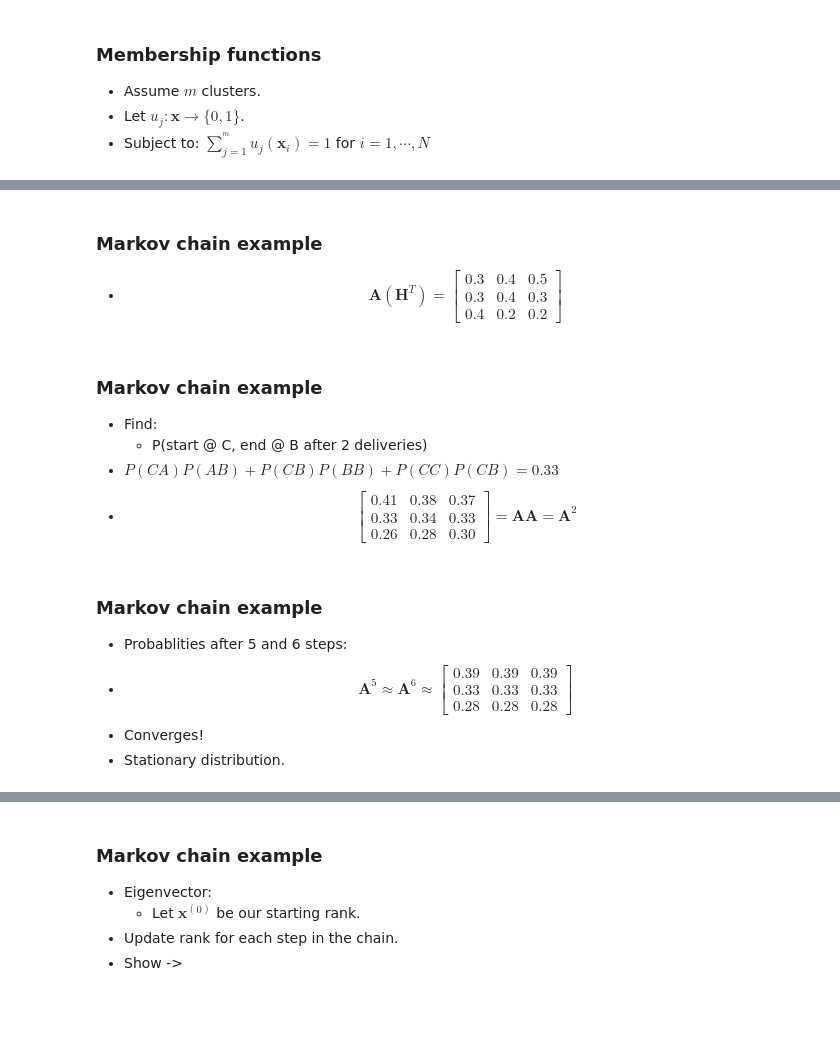
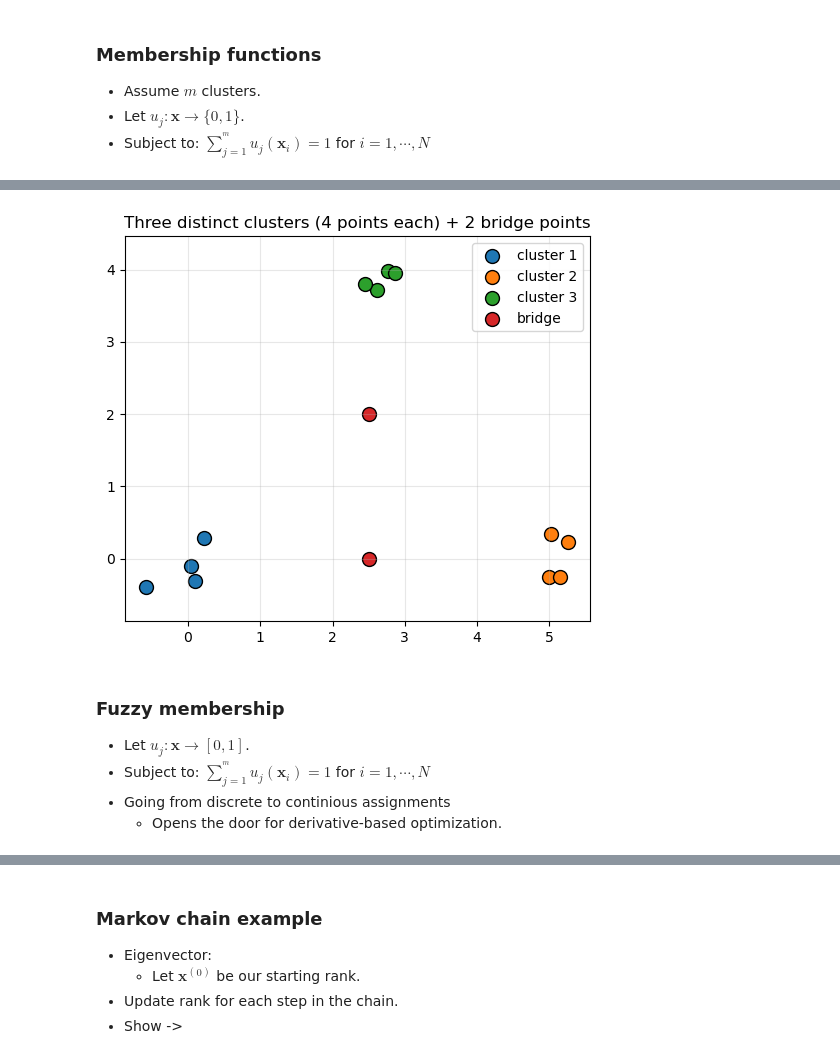
Before and after one commit to Wickstrom/pattern-recognition-handbook, a Jupyter notebook: notebooks/10/seq_clustering.ipynb, the cells around one changed output, grey strips where cells are left out. Cells and saved outputs as stored; diff of their text form; code cells hidden in the pictures; blank space fills up the shorter version.

Commit message:
continue work on sequential clustering

```diff
--- a/notebooks/10/seq_clustering.ipynb
+++ b/notebooks/10/seq_clustering.ipynb
@@ -113,18 +91,48 @@ plt.show()
-# %% [markdown]
-### Markov chain example
-
-- $$ \mathbf{A}(\mathbf{H}^T) = \begin{bmatrix} 0.3 & 0.4 & 0.5 \\ 0.3 & 0.4 & 0.3 \\ 0.4 & 0.2 & 0.2 \end{bmatrix}$$
-# %% [markdown]
-### Markov chain example
-
-- Find:
-    - P(start @ C, end @ B after 2 deliveries)
-- $P(CA)P(AB)+P(CB)P(BB)+P(CC)P(CB)=0.33$
-- $$ \begin{bmatrix} 0.41 & 0.38 & 0.37 \\ 0.33 & 0.34 & 0.33 \\ 0.26 & 0.28 & 0.30 \end{bmatrix} = \mathbf{A}\mathbf{A}=\mathbf{A}^2$$
-# %% [markdown]
-### Markov chain example
-
-- Probablities after 5 and 6 steps:
-- $$ \mathbf{A}^5 \approx \mathbf{A}^6 \approx \begin{bmatrix} 0.39 & 0.39 & 0.39 \\ 0.33 & 0.33 & 0.33 \\ 0.28 & 0.28 & 0.28 \end{bmatrix} $$
-- Converges!
-- Stationary distribution.
+# %%
+
+import numpy as np
+import matplotlib.pyplot as plt
+
+rng = np.random.default_rng(42)
+centers = np.array([[0.0, 0.0],
+                    [5.0, 0.0],
+                    [2.5, 4.0]])
+points_per_cluster = 4
+
+X = []
+labels = []
+for k, c in enumerate(centers):
+    pts = c + 0.3 * rng.normal(size=(points_per_cluster, 2))
+    X.append(pts)
+    labels += [k] * points_per_cluster
+
+# Add two points in-between the clusters (bridge/intermediate points)
+bridge_pts = np.array([
+    [2.5, 0.0],  # between left and right clusters
+    [2.5, 2.0],  # between base and top cluster
+])
+X.append(bridge_pts)
+labels += [3, 3]  # assign a separate id for these bridge points
+
+X = np.vstack(X)
+labels = np.array(labels)
+# %%
+plt.figure(figsize=(6, 5))
+for k in np.unique(labels):
+    ix = labels == k
+    lbl = f'cluster {k+1}' if k < 3 else 'bridge'
+    plt.scatter(X[ix, 0], X[ix, 1], s=100, label=lbl, edgecolor='k')
+plt.title('Three distinct clusters (4 points each) + 2 bridge points')
+plt.legend()
+plt.axis('equal')
+plt.grid(alpha=0.3)
+plt.show()
+# %% [output]
+[figure, added]
+# %% [markdown]
+### Fuzzy membership
+
+- Let $u_j: \mathbf{x} \rightarrow [0, 1]$.
+- Subject to: $\sum_{j=1}^{^m} u_j (\mathbf{x}_i)=1$ for $i=1,\cdots,N$
+- Going from discrete to continious assignments
+    - Opens the door for derivative-based optimization.
```
Also changed, not shown: parts of 10 cells of this notebook.
